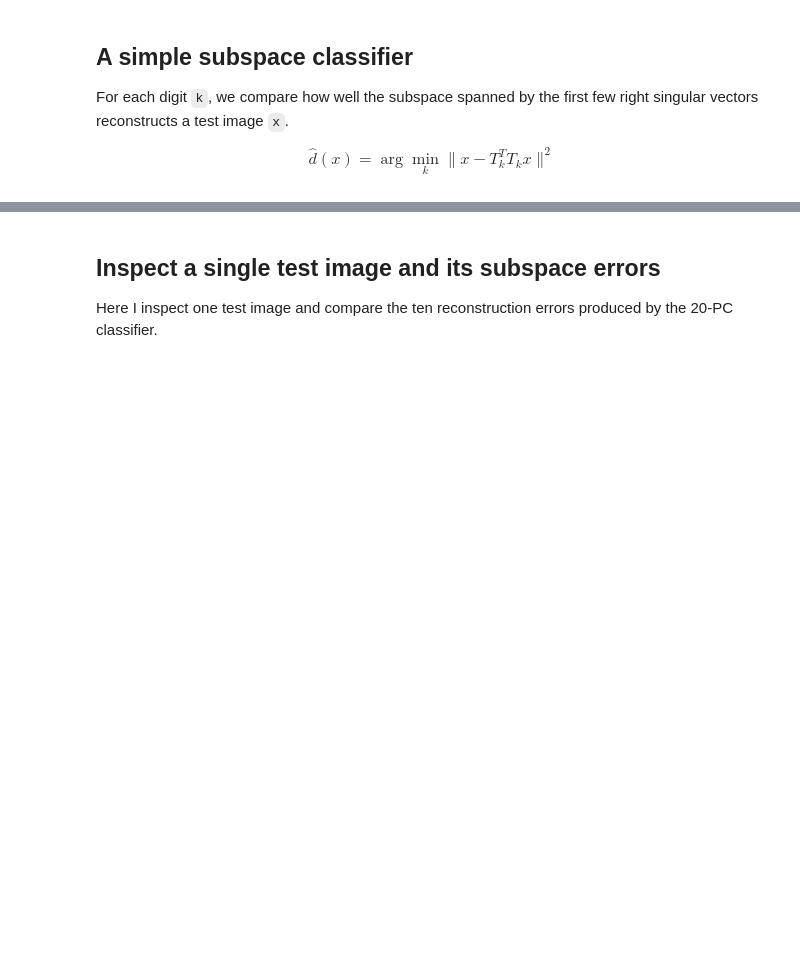
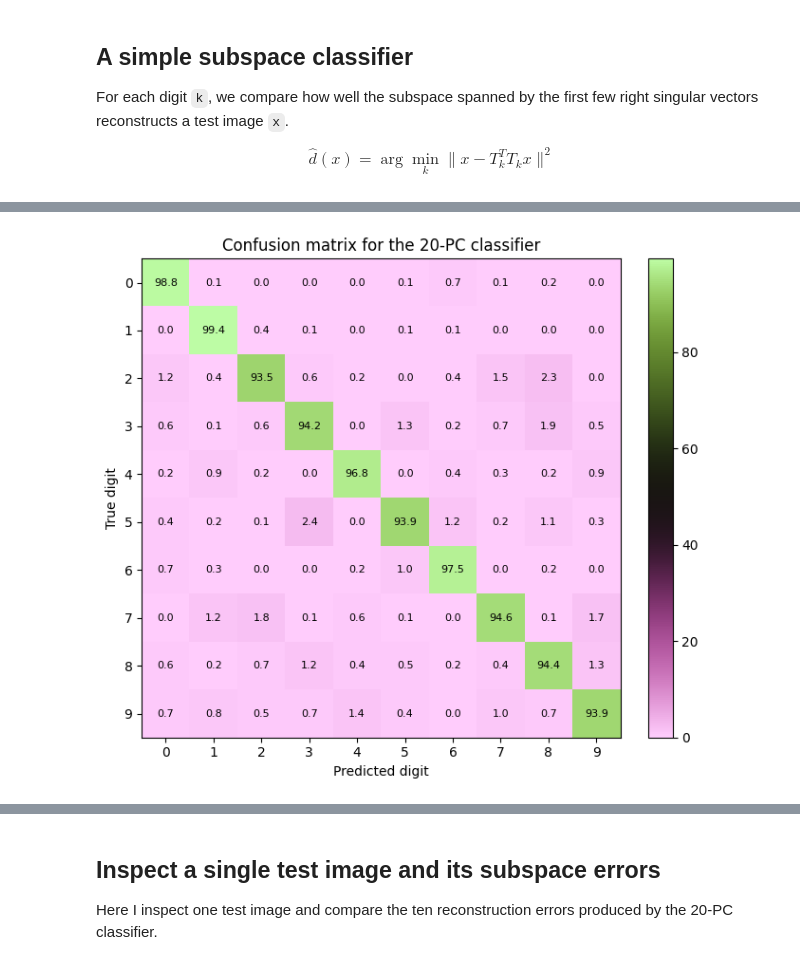
Before and after one commit to anthonyholliscaine-creator/MathProjects, a Jupyter notebook: examples/MNIST_playground.ipynb, the cells around one changed output, grey strips where cells are left out. Cells and saved outputs as stored; diff of their text form; code cells hidden in the pictures; blank space fills up the shorter version.

```diff
--- a/examples/MNIST_playground.ipynb
+++ b/examples/MNIST_playground.ipynb
@@ -259,23 +332,25 @@ plt.show()
 # %%
 confusion = np.zeros((10, 10), dtype=int)
 for truth, pred in zip(y_test, y_pred20):
     confusion[truth, pred] += 1
 
 confusion_pct = 100 * confusion / confusion.sum(axis=1, keepdims=True)
 
 fig, ax = plt.subplots(figsize=(8, 6))
-im = ax.imshow(confusion_pct, cmap="viridis")
+im = ax.imshow(confusion_pct, cmap="vanimo")
 ax.set_xticks(range(10))
 ax.set_yticks(range(10))
 ax.set_xlabel("Predicted digit")
 ax.set_ylabel("True digit")
 ax.set_title("Confusion matrix for the 20-PC classifier")
 
 for i in range(10):
     for j in range(10):
-        color = "white" if confusion_pct[i, j] > 50 else "black"
+        color = "black" if confusion_pct[i, j] > 50 else "black"
         ax.text(j, i, f"{confusion_pct[i, j]:.1f}", ha="center", va="center", fontsize=8, color=color)
 
 plt.colorbar(im, ax=ax, fraction=0.046, pad=0.04)
 plt.tight_layout()
 plt.show()
+# %% [output]
+[figure, added]
```
Also changed, not shown: parts of 13 cells of this notebook, 1 other file.
